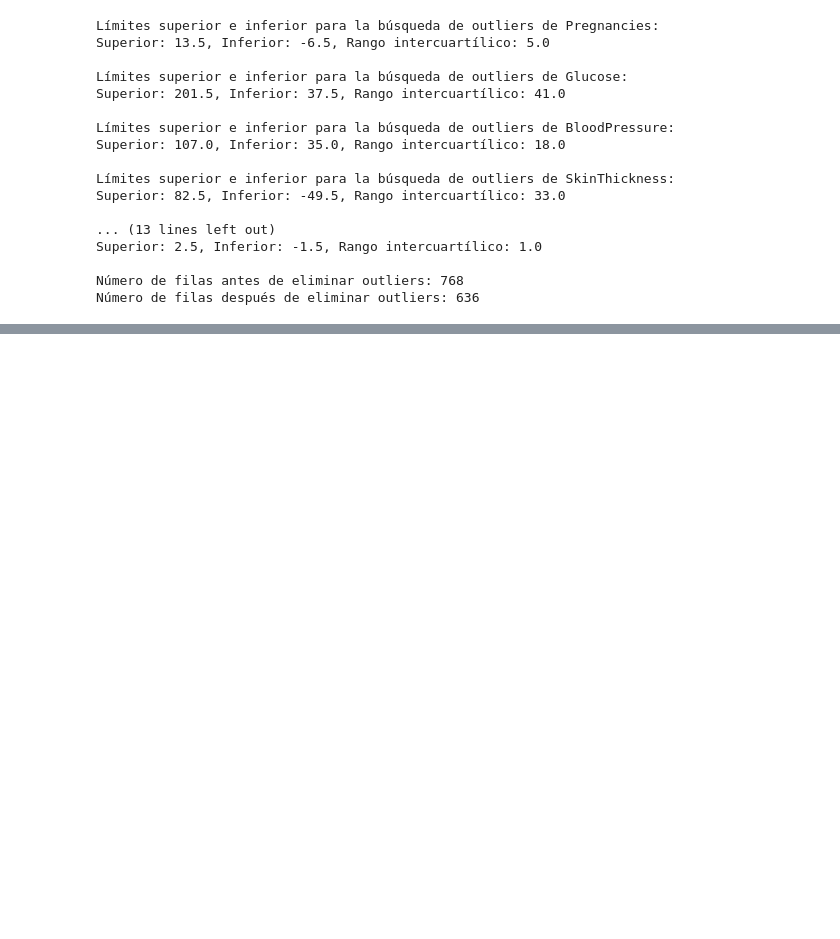
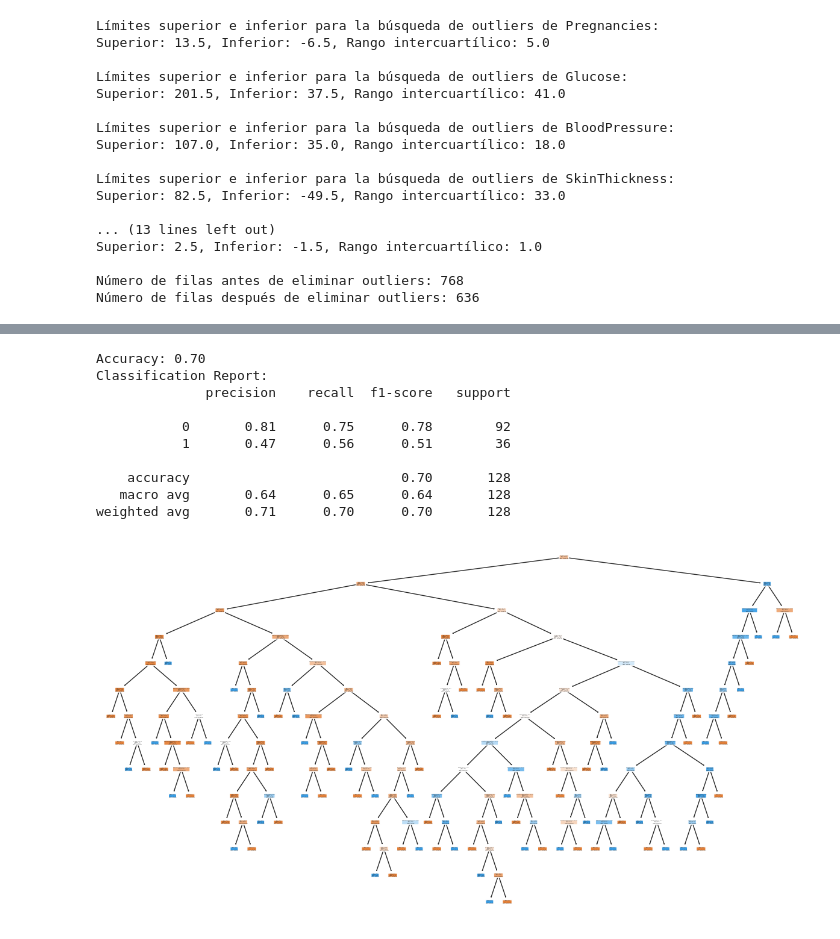
Before and after one commit to Munchkinland/Decision-Tree, a Jupyter notebook: src/explore.ipynb, the cells around one changed output, grey strips where cells are left out. Cells and saved outputs as stored; diff of their text form; code cells hidden in the pictures; blank space fills up the shorter version.

```diff
--- a/src/explore.ipynb
+++ b/src/explore.ipynb
@@ -563,0 +728,57 @@ Número de filas después de eliminar outliers: 636
+# %%
+import pandas as pd
+from sklearn.model_selection import train_test_split
+from sklearn.tree import DecisionTreeClassifier, plot_tree
+from sklearn.metrics import accuracy_score, classification_report
+import matplotlib.pyplot as plt
+
+# Assuming total_data is your DataFrame
+# If you haven't loaded your data yet, make sure to do so before running this code
+
+# Select features and target variable
+features = ['Glucose', 'BloodPressure', 'SkinThickness', 'Insulin', 'BMI', 'DiabetesPedigreeFunction', 'Age']
+target = 'Outcome'
+
+# Split the data into training and testing sets
+X_train, X_test, y_train, y_test = train_test_split(total_data[features], total_data[target], test_size=0.2, random_state=42)
+
+# Initialize the Decision Tree Classifier with hyperparameters
+# You can modify these hyperparameters based on your experimentation
+classifier = DecisionTreeClassifier(
+    max_depth=None,
+    min_samples_split=2,
+    min_samples_leaf=1,
+    max_features=None,
+    criterion='gini'  # You can change this to 'entropy' for information gain
+)
+
+# Train the model
+classifier.fit(X_train, y_train)
+
+# Predict on the test set
+y_pred = classifier.predict(X_test)
+
+# Evaluate the model
+accuracy = accuracy_score(y_test, y_pred)
+print(f"Accuracy: {accuracy:.2f}")
+
+# Display classification report
+print("Classification Report:")
+print(classification_report(y_test, y_pred))
+
+# Visualize the decision tree
+plt.figure(figsize=(15, 8))
+plot_tree(classifier, feature_names=features, class_names=['No Diabetes', 'Diabetes'], filled=True, rounded=True)
+plt.show()
+# %% [output]
+Accuracy: 0.70
+Classification Report:
+              precision    recall  f1-score   support
+
+           0       0.81      0.75      0.78        92
+           1       0.47      0.56      0.51        36
+
+    accuracy                           0.70       128
+   macro avg       0.64      0.65      0.64       128
+weighted avg       0.71      0.70      0.70       128
+[figure, added]
```
Also changed, not shown: parts of 28 cells of this notebook.
